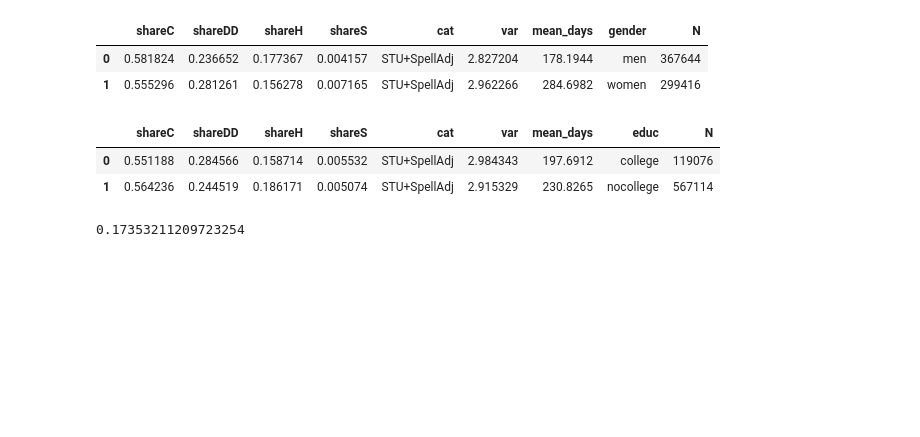
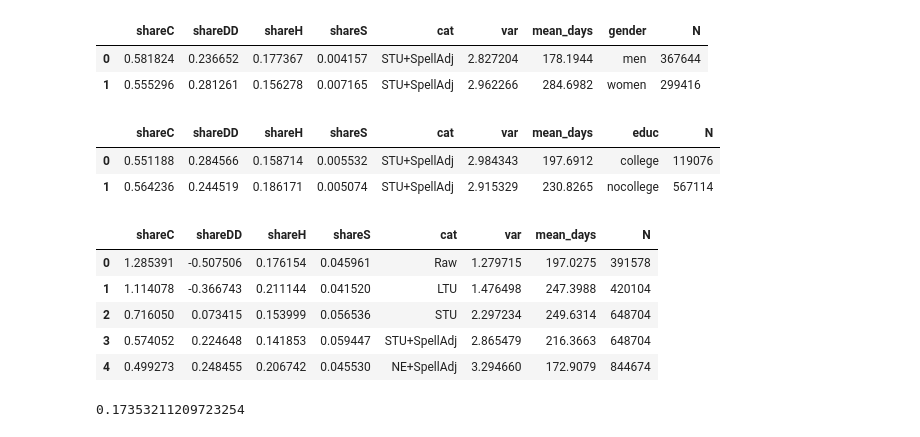
Before and after one commit to crisla/UVD_ABS_code, a Jupyter notebook: tables_and_plots.ipynb, the cells around one changed output. Drawn from its saved outputs; the diff is of its cells as text; code cells hidden in the pictures; blank space fills up the shorter version.

Commit message:
tables, pretty tables

```diff
--- a/tables_and_plots.ipynb
+++ b/tables_and_plots.ipynb
@@ -343,6 +343,24 @@ short_tab[short_tab.cat=='STU+SpellAdj']
 |  | shareC | shareDD | shareH | shareS | cat | var | mean_days | educ | N |
 | 0 | 0.551188 | 0.284566 | 0.158714 | 0.005532 | STU+SpellAdj | 2.984343 | 197.6912 | college | 119076 |
 | 1 | 0.564236 | 0.244519 | 0.186171 | 0.005074 | STU+SpellAdj | 2.915329 | 230.8265 | nocollege | 567114 |
+# %%
+table_raw, names, column_names, noobs = read_results('results/all_results96_x.log')
+
+names_latex = format_names(names)
+# names_latex = format_names(names)
+names_latex = names
+AllTab = pd.DataFrame(table_raw[1:,:].T, index=names_latex, columns=column_names)
+short_tab96_noA_x= format_very_short(AllTab)
+short_tab96_noA_x['N'] = np.array(noobs)
+short_tab96_noA_x.round(3).to_stata('results/all_results_96_x.dta')
+short_tab96_noA_x
+# %% [output]
+|  | shareC | shareDD | shareH | shareS | cat | var | mean_days | N |
+| 0 | 1.285391 | -0.507506 | 0.176154 | 0.045961 | Raw | 1.279715 | 197.0275 | 391578 |
+| 1 | 1.114078 | -0.366743 | 0.211144 | 0.041520 | LTU | 1.476498 | 247.3988 | 420104 |
+| 2 | 0.716050 | 0.073415 | 0.153999 | 0.056536 | STU | 2.297234 | 249.6314 | 648704 |
+| 3 | 0.574052 | 0.224648 | 0.141853 | 0.059447 | STU+SpellAdj | 2.865479 | 216.3663 | 648704 |
+| 4 | 0.499273 | 0.248455 | 0.206742 | 0.045530 | NE+SpellAdj | 3.294660 | 172.9079 | 844674 |
 # %%
 119076/(567114+119076)
 # %% [output]
```
Also changed, not shown: 5 other files.
